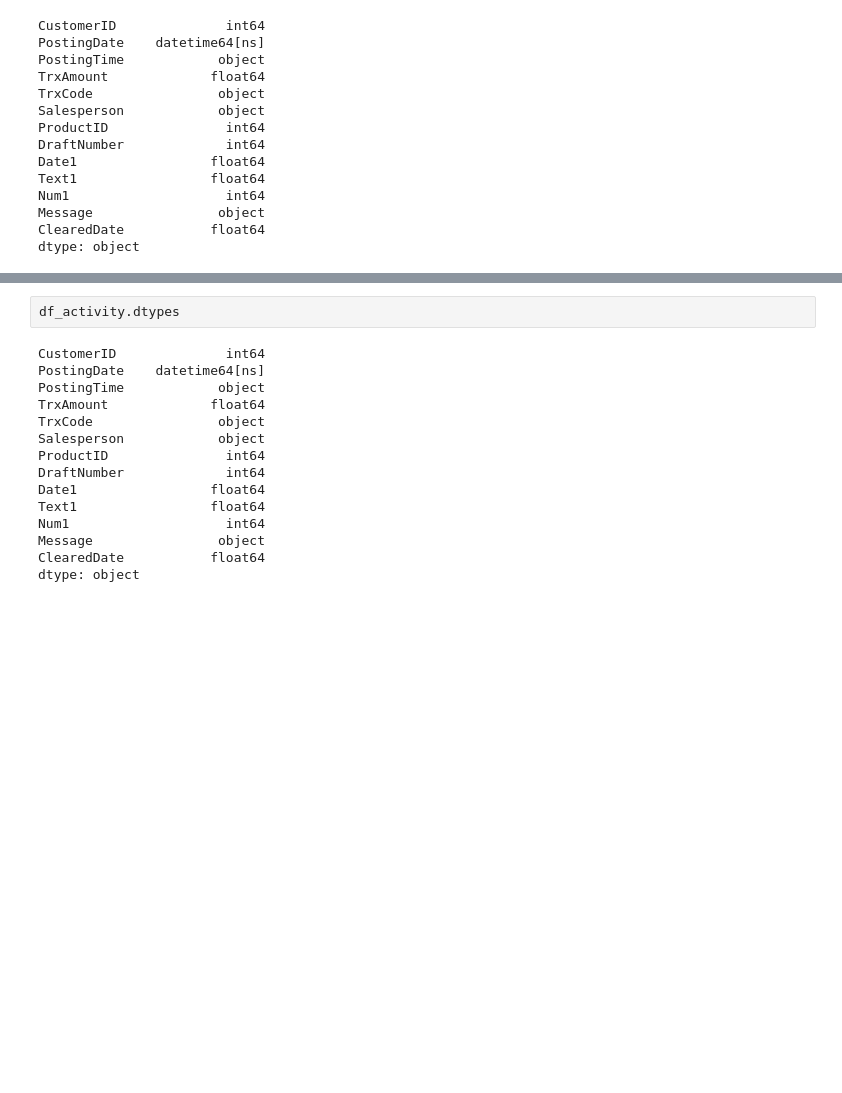
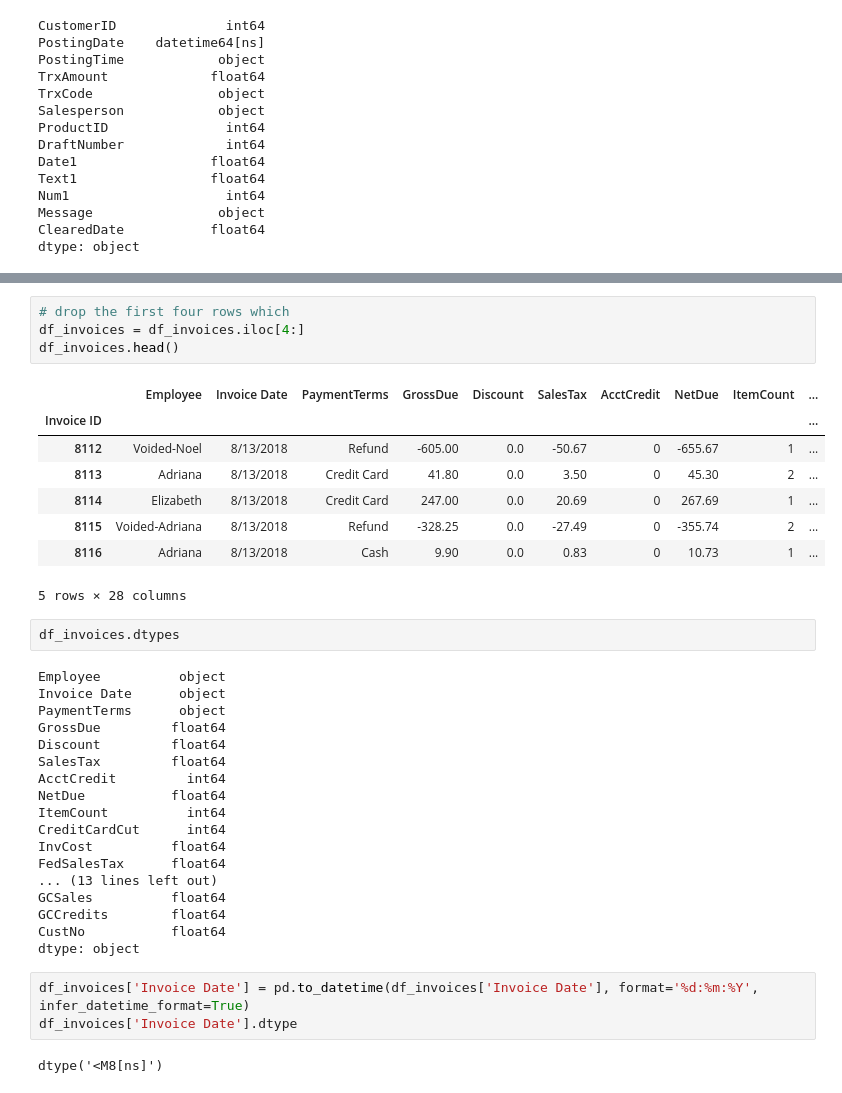
Before and after one commit to zachcornelison/K-N-Sales-Analytics, a Jupyter notebook: KN-Analytics.ipynb, the cells around one changed output, grey strips where cells are left out. Saved outputs shown, nothing was run; the diff lists cells and outputs as text; blank space fills up the shorter version.

```diff
--- a/KN-Analytics.ipynb
+++ b/KN-Analytics.ipynb
@@ -315,17 +388,38 @@ df_activity.head()
+# %%
+# drop the first four rows which
+df_invoices = df_invoices.iloc[4:]
+df_invoices.head()
+# %% [output]
+|  | Employee | Invoice Date | PaymentTerms | GrossDue | Discount | SalesTax | AcctCredit | NetDue | ItemCount | ... |
+| Invoice ID |  |  |  |  |  |  |  |  |  | ... |
+| 8112 | Voided-Noel | 8/13/2018 | Refund | -605.00 | 0.0 | -50.67 | 0 | -655.67 | 1 | ... |
+| 8113 | Adriana | 8/13/2018 | Credit Card | 41.80 | 0.0 | 3.50 | 0 | 45.30 | 2 | ... |
+| 8114 | Elizabeth | 8/13/2018 | Credit Card | 247.00 | 0.0 | 20.69 | 0 | 267.69 | 1 | ... |
+| 8115 | Voided-Adriana | 8/13/2018 | Refund | -328.25 | 0.0 | -27.49 | 0 | -355.74 | 2 | ... |
+| 8116 | Adriana | 8/13/2018 | Cash | 9.90 | 0.0 | 0.83 | 0 | 10.73 | 1 | ... |
+5 rows × 28 columns
 # %%
-df_activity.dtypes
+df_invoices.dtypes
 # %% [output]
-CustomerID              int64
-PostingDate    datetime64[ns]
-PostingTime            object
-TrxAmount             float64
-TrxCode                object
-Salesperson            object
-ProductID               int64
-DraftNumber             int64
-Date1                 float64
-Text1                 float64
-Num1                    int64
-Message                object
-ClearedDate           float64
+Employee          object
+Invoice Date      object
+PaymentTerms      object
+GrossDue         float64
+Discount         float64
+SalesTax         float64
+AcctCredit         int64
+NetDue           float64
+ItemCount          int64
+CreditCardCut      int64
+InvCost          float64
+FedSalesTax      float64
+... (13 lines left out)
+GCSales          float64
+GCCredits        float64
+CustNo           float64
 dtype: object
+# %%
+df_invoices['Invoice Date'] = pd.to_datetime(df_invoices['Invoice Date'], format='%d:%m:%Y', infer_datetime_format=True)
+df_invoices['Invoice Date'].dtype
+# %% [output]
+dtype('<M8[ns]')
```
Also changed, not shown: parts of 40 cells of this notebook.
